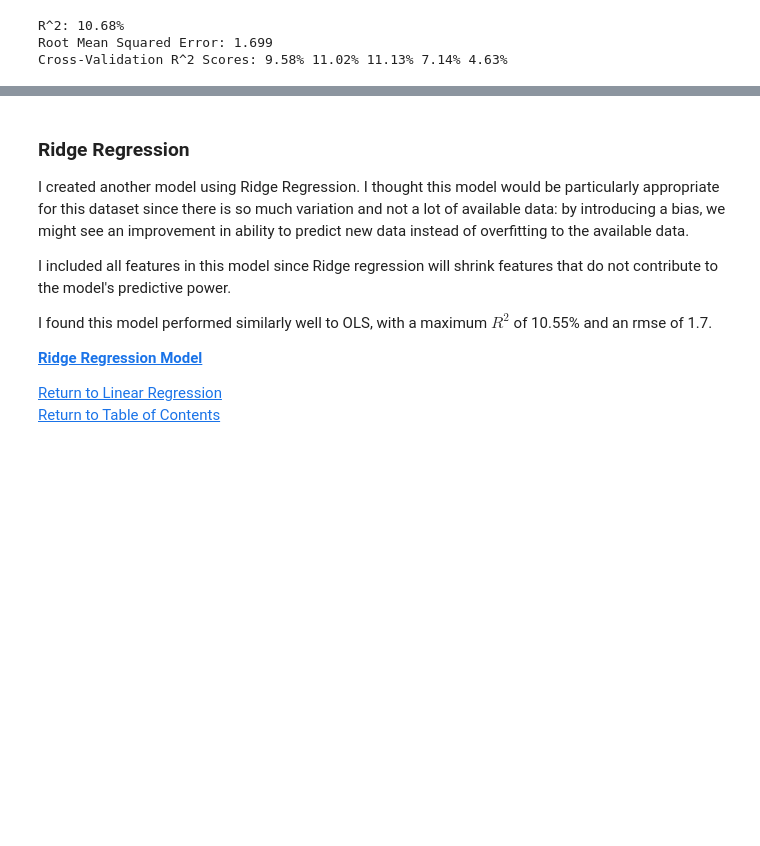
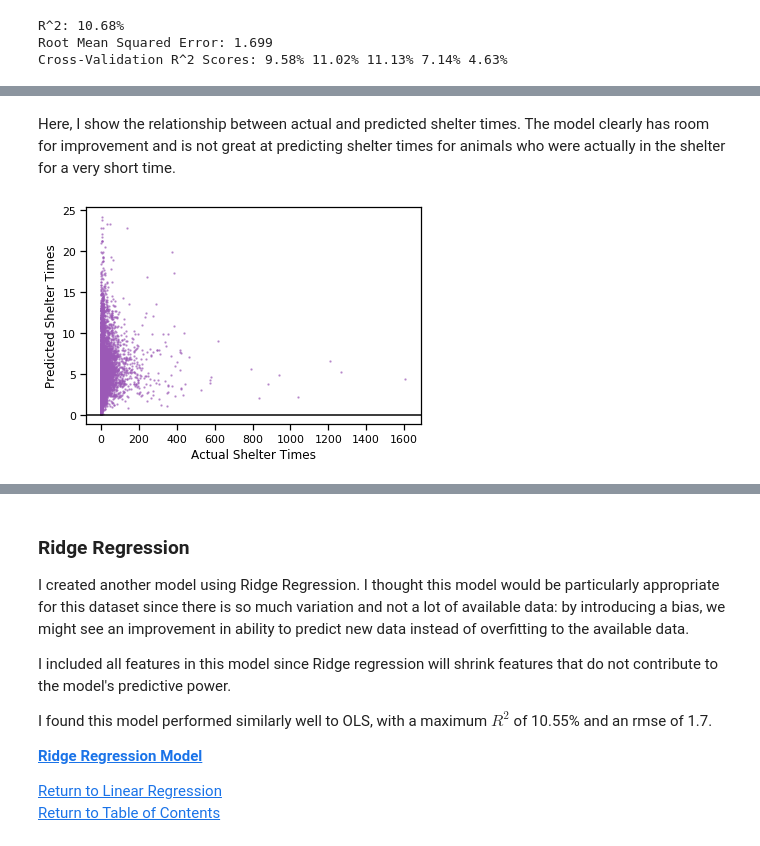
Before and after one commit to krritz/Animal-Shelter-Exploratory-Analysis, a Jupyter notebook: Animal Shelter Analysis.ipynb, the cells around one changed output, grey strips where cells are left out. Drawn from its saved outputs; the diff is of its cells as text; code cells hidden in the pictures; blank space fills up the shorter version.

```diff
--- a/Animal Shelter Analysis.ipynb
+++ b/Animal Shelter Analysis.ipynb
@@ -1994,0 +2010,9 @@ Cross-Validation R^2 Scores: 9.58% 11.02% 11.13% 7.14% 4.63%
+# %% [markdown]
+Here, I show the relationship between actual and predicted shelter times. The model clearly has room for improvement and is not great at predicting shelter times for animals who were actually in the shelter for a very short time.
+# %%
+_ = plt.scatter(np.exp(y_test), np.exp(y_pred), s=2, alpha=0.5)
+_ = plt.axhline(0, color='k')
+_ = plt.xlabel('Actual Shelter Times')
+_ = plt.ylabel('Predicted Shelter Times')
+# %% [output]
+[figure, added]
```
Also changed, not shown: parts of 37 cells of this notebook, 1 other file.
